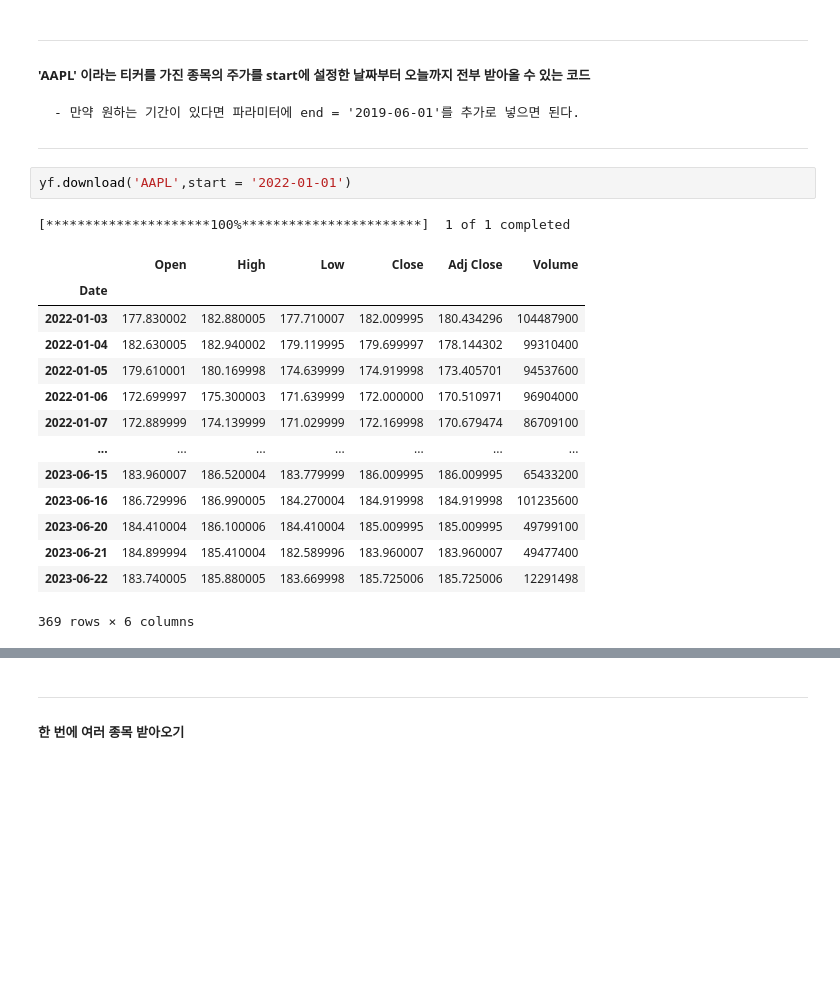
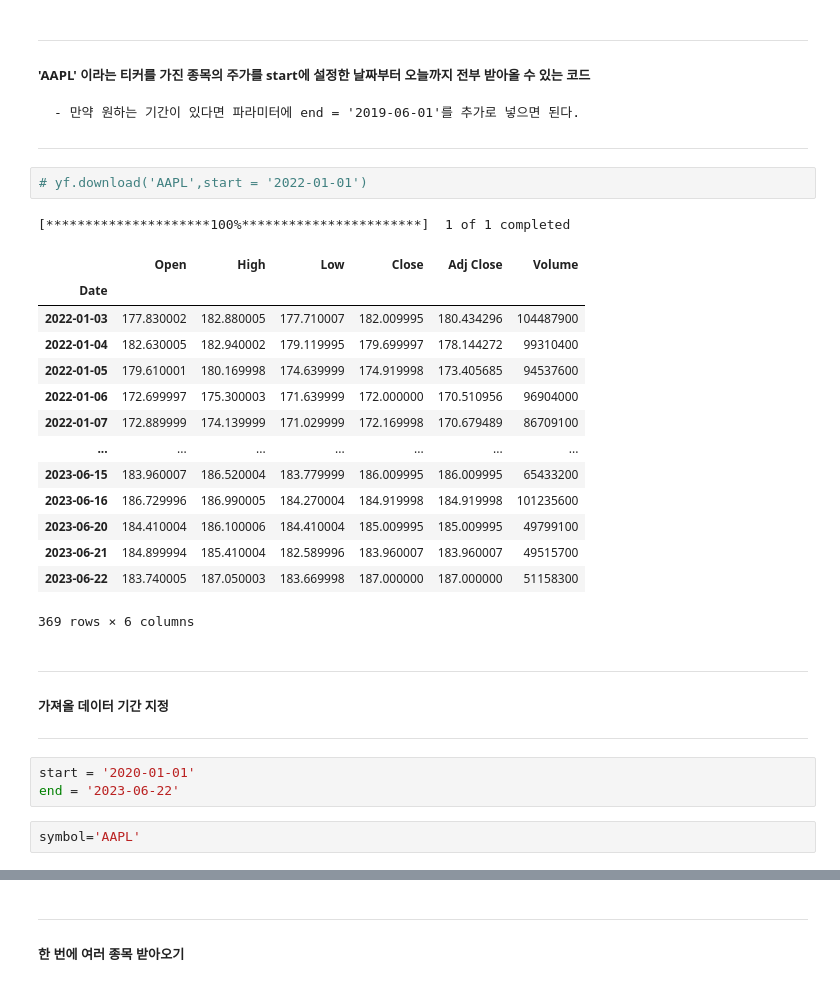
Before and after one commit to yeijeong/dl-dev, a Jupyter notebook: ssuyan/Yahoo_Finance/Yfinance.ipynb, the cells around one changed output, grey strips where cells are left out. Drawn from its saved outputs; the diff is of its cells as text; blank space fills up the shorter version.

```diff
--- a/ssuyan/Yahoo_Finance/Yfinance.ipynb
+++ b/ssuyan/Yahoo_Finance/Yfinance.ipynb
@@ -7,20 +7,29 @@ import yfinance as yf
 
 ---
 # %%
-yf.download('AAPL',start = '2022-01-01')
+# yf.download('AAPL',start = '2022-01-01')
 # %% [output]
 [*********************100%***********************]  1 of 1 completed
 |  | Open | High | Low | Close | Adj Close | Volume |
 | Date |  |  |  |  |  |  |
 | 2022-01-03 | 177.830002 | 182.880005 | 177.710007 | 182.009995 | 180.434296 | 104487900 |
-| 2022-01-04 | 182.630005 | 182.940002 | 179.119995 | 179.699997 | 178.144302 | 99310400 |
-| 2022-01-05 | 179.610001 | 180.169998 | 174.639999 | 174.919998 | 173.405701 | 94537600 |
-| 2022-01-06 | 172.699997 | 175.300003 | 171.639999 | 172.000000 | 170.510971 | 96904000 |
-| 2022-01-07 | 172.889999 | 174.139999 | 171.029999 | 172.169998 | 170.679474 | 86709100 |
+| 2022-01-04 | 182.630005 | 182.940002 | 179.119995 | 179.699997 | 178.144272 | 99310400 |
+| 2022-01-05 | 179.610001 | 180.169998 | 174.639999 | 174.919998 | 173.405685 | 94537600 |
+| 2022-01-06 | 172.699997 | 175.300003 | 171.639999 | 172.000000 | 170.510956 | 96904000 |
+| 2022-01-07 | 172.889999 | 174.139999 | 171.029999 | 172.169998 | 170.679489 | 86709100 |
 | ... | ... | ... | ... | ... | ... | ... |
 | 2023-06-15 | 183.960007 | 186.520004 | 183.779999 | 186.009995 | 186.009995 | 65433200 |
 | 2023-06-16 | 186.729996 | 186.990005 | 184.270004 | 184.919998 | 184.919998 | 101235600 |
 | 2023-06-20 | 184.410004 | 186.100006 | 184.410004 | 185.009995 | 185.009995 | 49799100 |
-| 2023-06-21 | 184.899994 | 185.410004 | 182.589996 | 183.960007 | 183.960007 | 49477400 |
-| 2023-06-22 | 183.740005 | 185.880005 | 183.669998 | 185.725006 | 185.725006 | 12291498 |
+| 2023-06-21 | 184.899994 | 185.410004 | 182.589996 | 183.960007 | 183.960007 | 49515700 |
+| 2023-06-22 | 183.740005 | 187.050003 | 183.669998 | 187.000000 | 187.000000 | 51158300 |
 369 rows × 6 columns
+# %% [markdown]
+---
+##### 가져올 데이터 기간 지정
+---
+# %%
+start = '2020-01-01'
+end = '2023-06-22'
+# %%
+symbol='AAPL'
```
Also changed, not shown: parts of 18 cells of this notebook, 1 other file.
